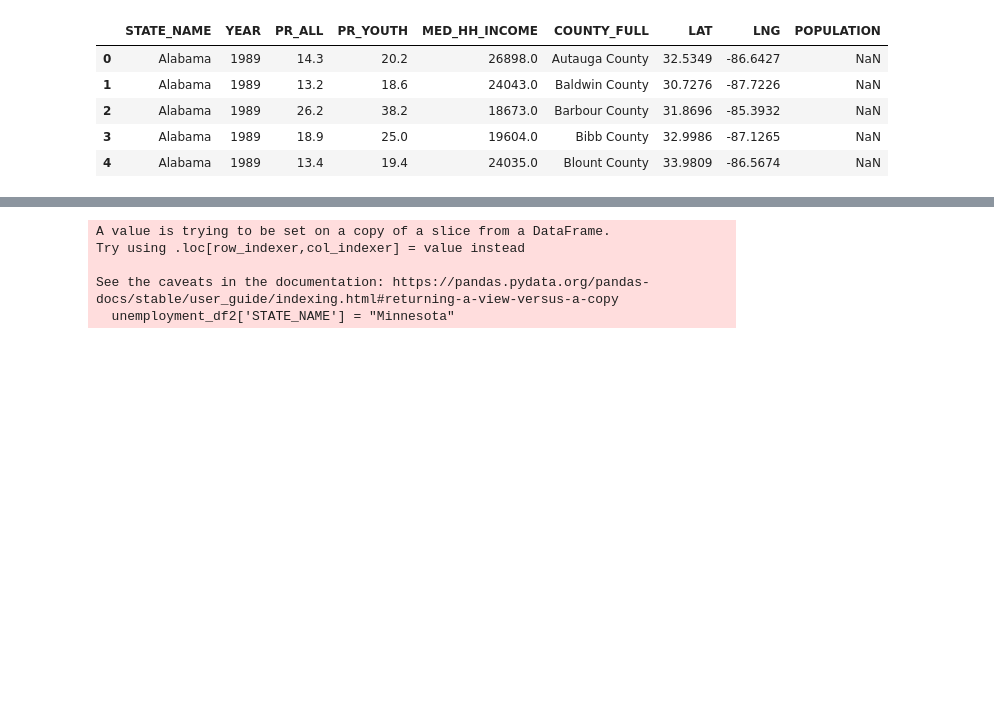
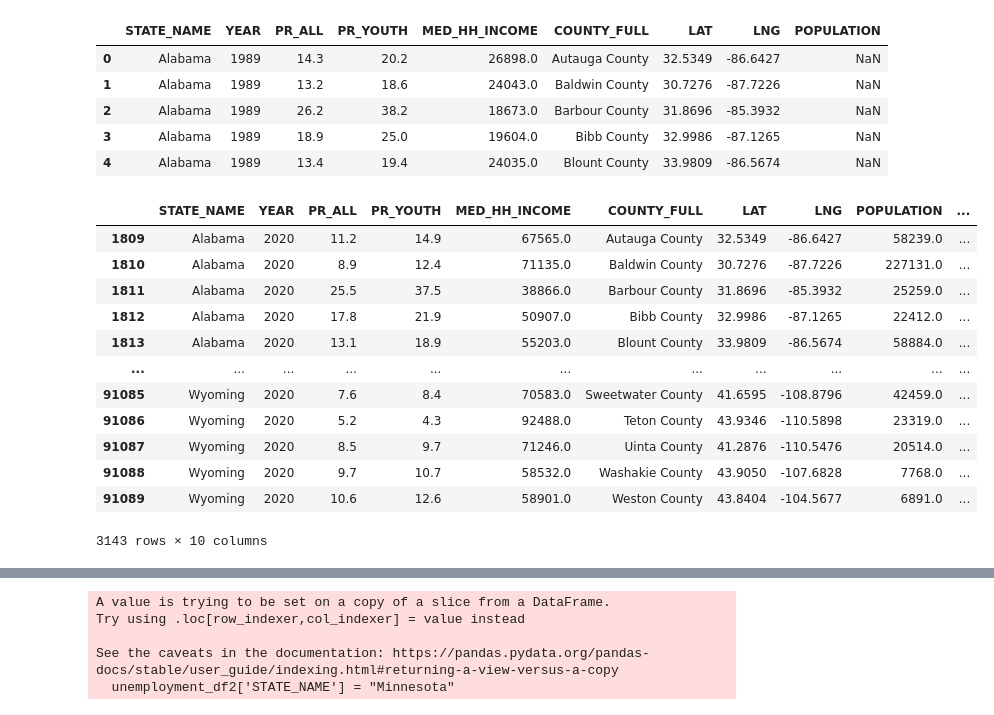
Before and after one commit to sammoe60/data-vikings, a Jupyter notebook: kendra/kendra.ipynb, the cells around one changed output, grey strips where cells are left out. Drawn from its saved outputs; the diff is of its cells as text; code cells hidden in the pictures; blank space fills up the shorter version.

```diff
--- a/kendra/kendra.ipynb
+++ b/kendra/kendra.ipynb
@@ -298,3 +322,19 @@ import matplotlib.pyplot as plt
+# %%
+county_final_2020
+# %% [output]
+|  | STATE_NAME | YEAR | PR_ALL | PR_YOUTH | MED_HH_INCOME | COUNTY_FULL | LAT | LNG | POPULATION | ... |
+| 1809 | Alabama | 2020 | 11.2 | 14.9 | 67565.0 | Autauga County | 32.5349 | -86.6427 | 58239.0 | ... |
+| 1810 | Alabama | 2020 | 8.9 | 12.4 | 71135.0 | Baldwin County | 30.7276 | -87.7226 | 227131.0 | ... |
+| 1811 | Alabama | 2020 | 25.5 | 37.5 | 38866.0 | Barbour County | 31.8696 | -85.3932 | 25259.0 | ... |
+| 1812 | Alabama | 2020 | 17.8 | 21.9 | 50907.0 | Bibb County | 32.9986 | -87.1265 | 22412.0 | ... |
+| 1813 | Alabama | 2020 | 13.1 | 18.9 | 55203.0 | Blount County | 33.9809 | -86.5674 | 58884.0 | ... |
+| ... | ... | ... | ... | ... | ... | ... | ... | ... | ... | ... |
+| 91085 | Wyoming | 2020 | 7.6 | 8.4 | 70583.0 | Sweetwater County | 41.6595 | -108.8796 | 42459.0 | ... |
+| 91086 | Wyoming | 2020 | 5.2 | 4.3 | 92488.0 | Teton County | 43.9346 | -110.5898 | 23319.0 | ... |
+| 91087 | Wyoming | 2020 | 8.5 | 9.7 | 71246.0 | Uinta County | 41.2876 | -110.5476 | 20514.0 | ... |
+| 91088 | Wyoming | 2020 | 9.7 | 10.7 | 58532.0 | Washakie County | 43.9050 | -107.6828 | 7768.0 | ... |
+| 91089 | Wyoming | 2020 | 10.6 | 12.6 | 58901.0 | Weston County | 43.8404 | -104.5677 | 6891.0 | ... |
+3143 rows × 10 columns
 # %%
 
 
```
Also changed, not shown: parts of 6 cells of this notebook, 5 other files.
